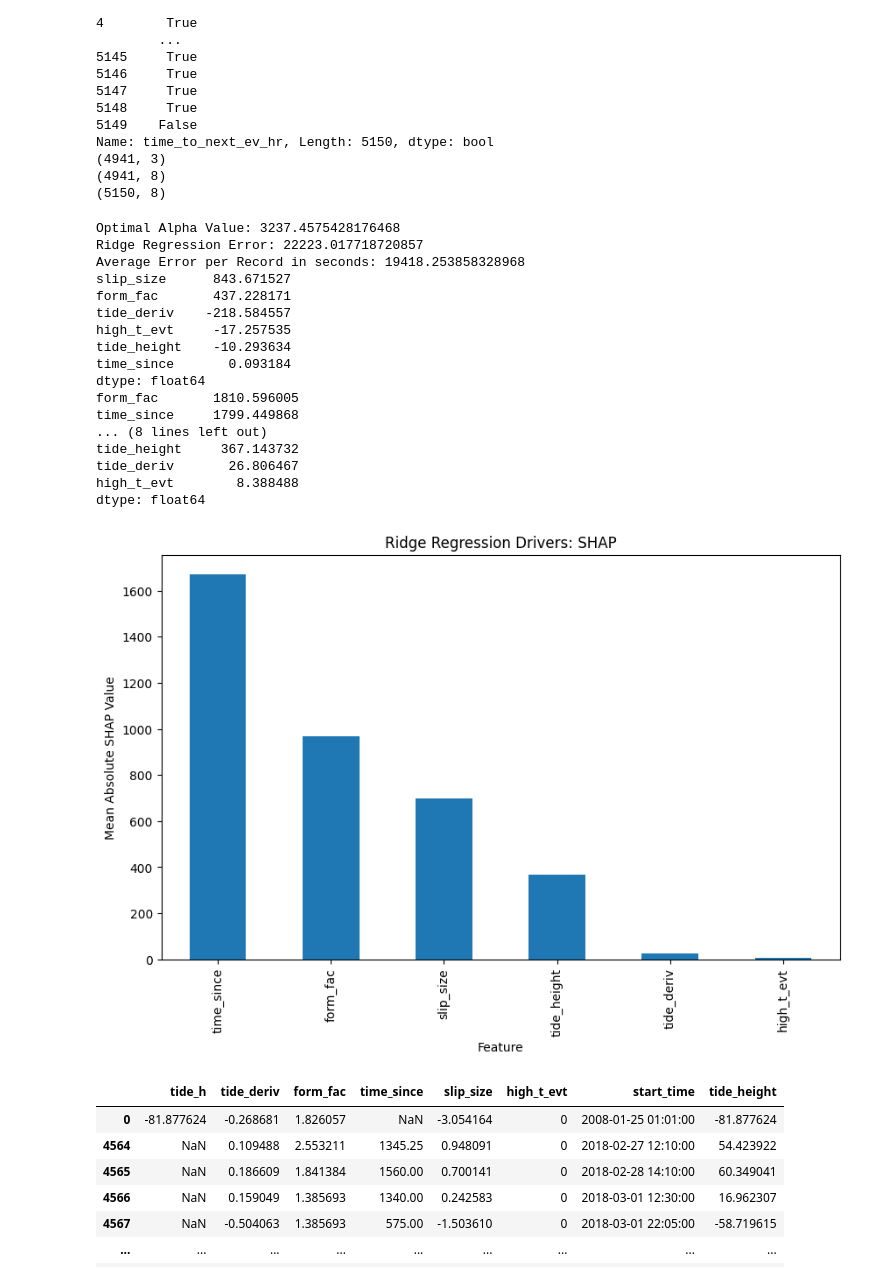
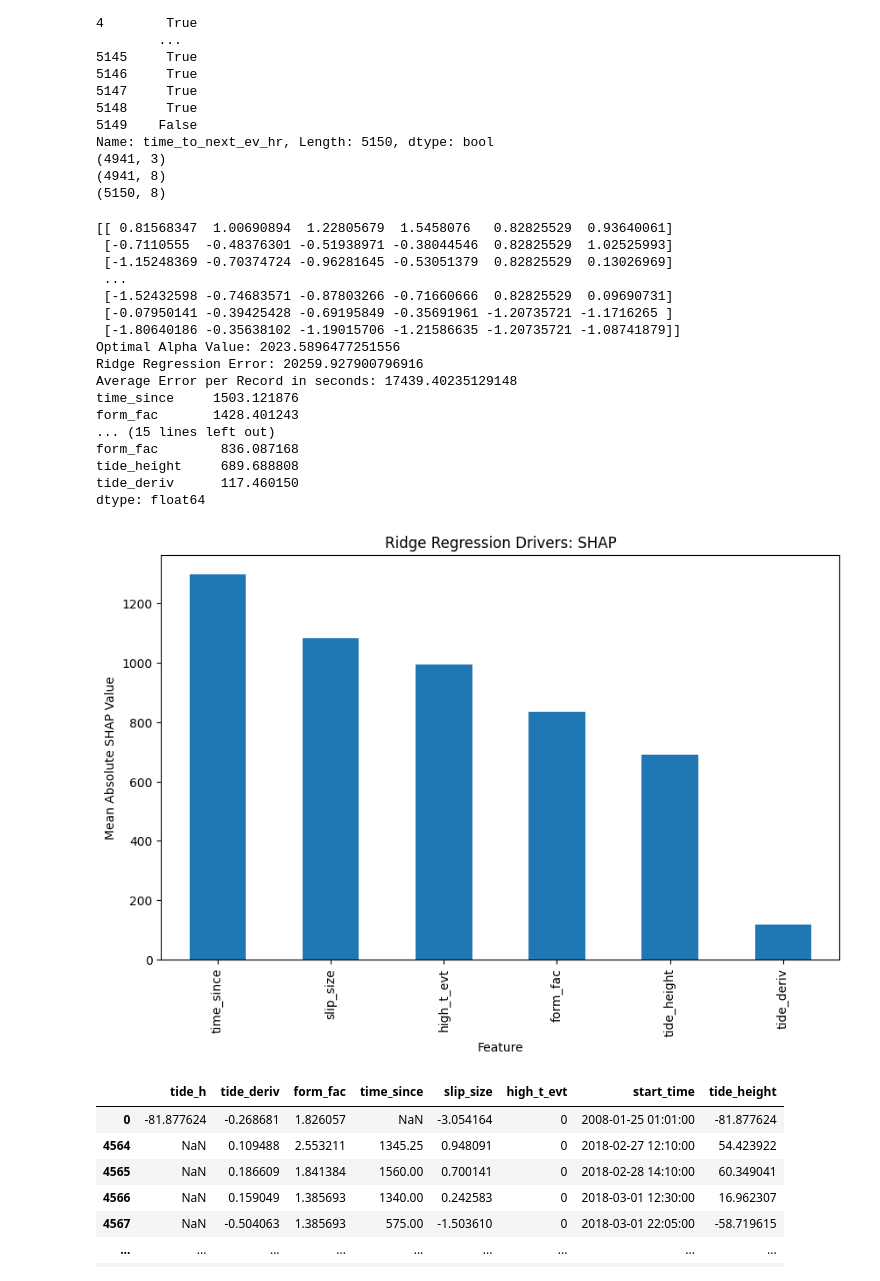
Before and after one commit to Icequake-QRC-Mines/Icequake-QRC-, a Jupyter notebook: Classical/Ridge-Regression.ipynb, the cells around one changed output. Cells and saved outputs as stored; diff of their text form; code cells hidden in the pictures.

Commit message:
Corrected ridge regression data type errors

```diff
--- a/Classical/Ridge-Regression.ipynb
+++ b/Classical/Ridge-Regression.ipynb
@@ -37,11 +34,11 @@ Name: time_to_next_ev_hr, Length: 5150, dtype: bool
 
 alphas = np.logspace(-2,8) #Testing alpha values between 10^-2 and 10^8
 val_RMSE =[] # list to store the results from each alpha for comparison
-
+print(X_train)
 # Running each alpha through the ridge regression, testing how well it does on the validation data, then storing the result in the above list for comparison
 for a in alphas:
   model = Ridge(alpha=a)
-  model.fit(X_train, y_train)
+  model.fit(X_train, y_train) #These may be the wrong data type, but they still need to be kept normalized...
   y_prediction_val = model.predict(X_val)
   RMSE = root_mean_squared_error(y_val, y_prediction_val)
   val_RMSE.append(RMSE)
@@ -50,9 +47,14 @@ for a in alphas:
 optimal_alpha = alphas[np.argmin(val_RMSE)]
 print("Optimal Alpha Value:", optimal_alpha)
 
-# Combining the training and validation sets into all training for the final model
-X_full_train = pd.concat([X_train, X_val])
-y_full_train = pd.concat([y_train, y_val])
+# Combining the training and validation sets into all training for the final
+#X_train = pd.DataFrame(X_train, columns=feature_cols)
+#y_train = pd.DataFrame(y_train, columns=feature_cols)
+#X_full_train = pd.concat([X_train, X_val])
+#y_full_train = pd.concat([y_train, y_val])
+
+X_full_train = np.concatenate([X_train, X_val])
+y_full_train = np.concatenate([y_train, y_val])
 
 # Sanity check
 #print(len(X_full_train) == len(y_full_train))
@@ -80,50 +82,51 @@ drivers = pd.Series(Ridge(alpha=optimal_alpha).fit(X_full_train, y_full_train).c
 drivers = drivers.sort_values(key=np.abs, ascending=False)
 print(drivers)
 
 #ID of Driving Parameters Based on How Greatly they Vary the Prediction
 feature_std = X_full_train.std(axis=0)
 contribution = feature_std * np.abs(Ridge(alpha=optimal_alpha).fit(X_full_train, y_full_train).coef_)
 drivers_vari = pd.Series(contribution, index=feature_cols).sort_values(ascending=False)
 print(drivers_vari)
 
 #ID of driving parameters based on shap for consistency
 
 #Using the shap library with a copy of the training data to find the driving parameters
 X_shap = X_test.copy()
+X_shap = pd.DataFrame(X_shap, columns=feature_cols)
 explainer_ridge = shap.LinearExplainer(Ridge_model, X_shap, feature_perturbation="interventional") #Using interventional to respect correlation between the features
 
 shap_values_ridge = explainer_ridge.shap_values(X_shap) #Doing linear analysis on ridge using training data
 
 XG_imp = pd.Series(np.abs(shap_values_ridge).mean(axis=0), index=X_shap.columns).sort_values(ascending=False) #Analysis of driving parameters in ridge
 
 print("Ridge Regression Drivers:", XG_imp)
 
 # Creating a bar graph showing the driving parameters for XGBoost
 plt.figure(figsize=(10, 6))
 XG_imp.sort_values(ascending=False).plot(kind="bar")
 plt.title("Ridge Regression Drivers: SHAP")
 plt.ylabel("Mean Absolute SHAP Value")
 plt.xlabel("Feature")
 plt.show()
 # %% [output]
-Optimal Alpha Value: 3237.4575428176468
-Ridge Regression Error: 22223.017718720857
-Average Error per Record in seconds: 19418.253858328968
-slip_size      843.671527
-form_fac       437.228171
-tide_deriv    -218.584557
-high_t_evt     -17.257535
-tide_height    -10.293634
-time_since       0.093184
+[[ 0.81568347  1.00690894  1.22805679  1.5458076   0.82825529  0.93640061]
+ [-0.7110555  -0.48376301 -0.51938971 -0.38044546  0.82825529  1.02525993]
+ [-1.15248369 -0.70374724 -0.96281645 -0.53051379  0.82825529  0.13026969]
+ ...
+ [-1.52432598 -0.74683571 -0.87803266 -0.71660666  0.82825529  0.09690731]
+ [-0.07950141 -0.39425428 -0.69195849 -0.35691961 -1.20735721 -1.1716265 ]
+ [-1.80640186 -0.35638102 -1.19015706 -1.21586635 -1.20735721 -1.08741879]]
+Optimal Alpha Value: 2023.5896477251556
+Ridge Regression Error: 20259.927900796916
+Average Error per Record in seconds: 17439.40235129148
+time_since     1503.121876
+form_fac       1428.401243
+... (15 lines left out)
+form_fac        836.087168
+tide_height     689.688808
+tide_deriv      117.460150
 dtype: float64
-form_fac       1810.596005
-time_since     1799.449868
-... (8 lines left out)
-tide_height     367.143732
-tide_deriv       26.806467
-high_t_evt        8.388488
-dtype: float64
-[figure, old version]
+[figure, new version]
 # %%
 data_orig[data_orig.isna().any(axis=1)]
 # %% [output]
```
Also changed, not shown: parts of 1 cell of this notebook, 1 other file.
